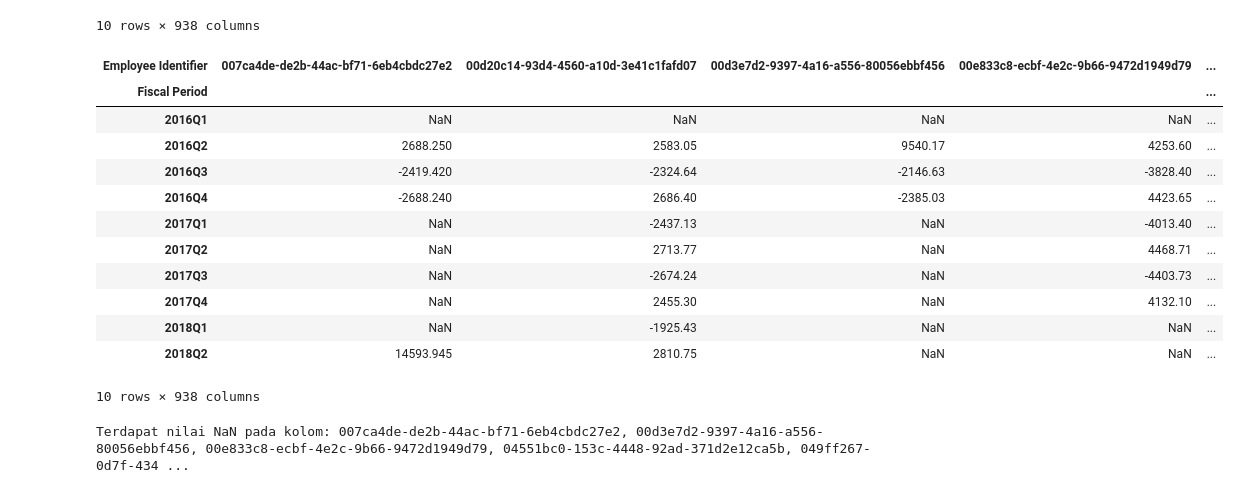
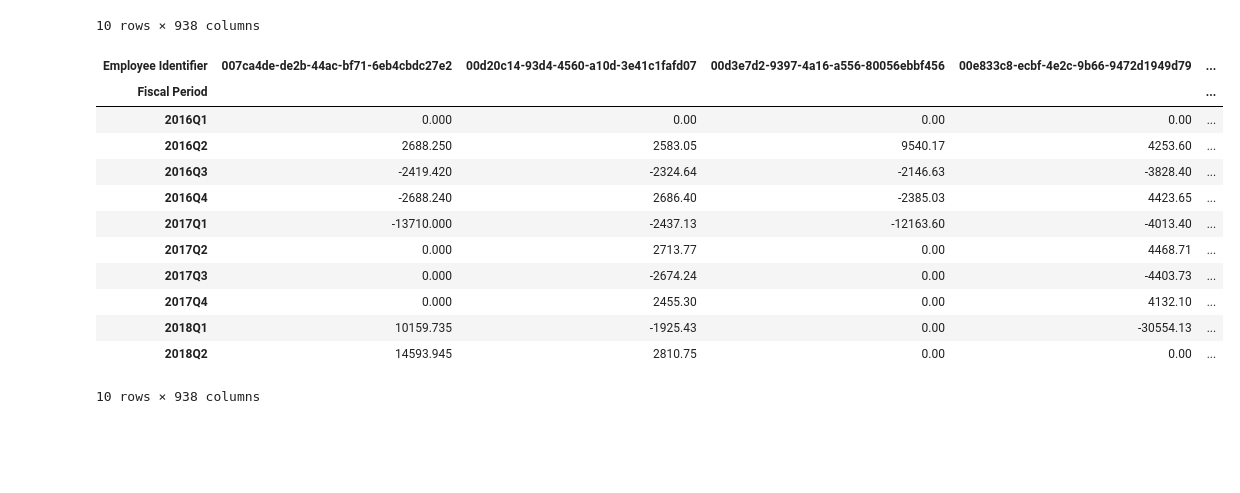
Before and after one commit to PetrusAriaa/AI-group-project, a Jupyter notebook: Imel/payroll.ipynb, the cells around one changed output. Drawn from its saved outputs; the diff is of its cells as text; code cells hidden in the pictures; blank space fills up the shorter version.

```diff
--- a/Imel/payroll.ipynb
+++ b/Imel/payroll.ipynb
@@ -103,31 +103,21 @@ fiscal
 | 2018Q1 | 10159.735 | 16575.31 | NaN | NaN | ... |
 | 2018Q2 | 24753.680 | 19386.06 | NaN | NaN | ... |
 10 rows × 938 columns
-# %%
-fiscal.diff()
-# %% [output]
-| Employee Identifier | 007ca4de-de2b-44ac-bf71-6eb4cbdc27e2 | 00d20c14-93d4-4560-a10d-3e41c1fafd07 | 00d3e7d2-9397-4a16-a556-80056ebbf456 | 00e833c8-ecbf-4e2c-9b66-9472d1949d79 | ... |
-| Fiscal Period |  |  |  |  | ... |
-| 2016Q1 | NaN | NaN | NaN | NaN | ... |
-| 2016Q2 | 2688.250 | 2583.05 | 9540.17 | 4253.60 | ... |
-| 2016Q3 | -2419.420 | -2324.64 | -2146.63 | -3828.40 | ... |
-| 2016Q4 | -2688.240 | 2686.40 | -2385.03 | 4423.65 | ... |
-| 2017Q1 | NaN | -2437.13 | NaN | -4013.40 | ... |
-| 2017Q2 | NaN | 2713.77 | NaN | 4468.71 | ... |
-| 2017Q3 | NaN | -2674.24 | NaN | -4403.73 | ... |
-| 2017Q4 | NaN | 2455.30 | NaN | 4132.10 | ... |
-| 2018Q1 | NaN | -1925.43 | NaN | NaN | ... |
-| 2018Q2 | 14593.945 | 2810.75 | NaN | NaN | ... |
-10 rows × 938 columns
-# %%
-null_cols = fiscal.isnull().any()
-
-if null_cols.any():
-    print("Terdapat nilai NaN pada kolom: ", end="")
-    print(", ".join(null_cols[null_cols == True].index))
-else:
-    print("Tidak terdapat nilai NaN pada semua kolom.")
-# %% [output]
-Terdapat nilai NaN pada kolom: 007ca4de-de2b-44ac-bf71-6eb4cbdc27e2, 00d3e7d2-9397-4a16-a556-80056ebbf456, 00e833c8-ecbf-4e2c-9b66-9472d1949d79, 04551bc0-153c-4448-92ad-371d2e12ca5b, 049ff267-0d7f-434 ...
 # %%
-fiscal.fillna(0, inplace=True)
+fd = fiscal.diff()
+fd.fillna(0, inplace=True)
+fd
+# %% [output]
+| Employee Identifier | 007ca4de-de2b-44ac-bf71-6eb4cbdc27e2 | 00d20c14-93d4-4560-a10d-3e41c1fafd07 | 00d3e7d2-9397-4a16-a556-80056ebbf456 | 00e833c8-ecbf-4e2c-9b66-9472d1949d79 | ... |
+| Fiscal Period |  |  |  |  | ... |
+| 2016Q1 | 0.000 | 0.00 | 0.00 | 0.00 | ... |
+| 2016Q2 | 2688.250 | 2583.05 | 9540.17 | 4253.60 | ... |
+| 2016Q3 | -2419.420 | -2324.64 | -2146.63 | -3828.40 | ... |
+| 2016Q4 | -2688.240 | 2686.40 | -2385.03 | 4423.65 | ... |
+| 2017Q1 | -13710.000 | -2437.13 | -12163.60 | -4013.40 | ... |
+| 2017Q2 | 0.000 | 2713.77 | 0.00 | 4468.71 | ... |
+| 2017Q3 | 0.000 | -2674.24 | 0.00 | -4403.73 | ... |
+| 2017Q4 | 0.000 | 2455.30 | 0.00 | 4132.10 | ... |
+| 2018Q1 | 10159.735 | -1925.43 | 0.00 | -30554.13 | ... |
+| 2018Q2 | 14593.945 | 2810.75 | 0.00 | 0.00 | ... |
+10 rows × 938 columns
```
Also changed, not shown: parts of 1 cell of this notebook.
